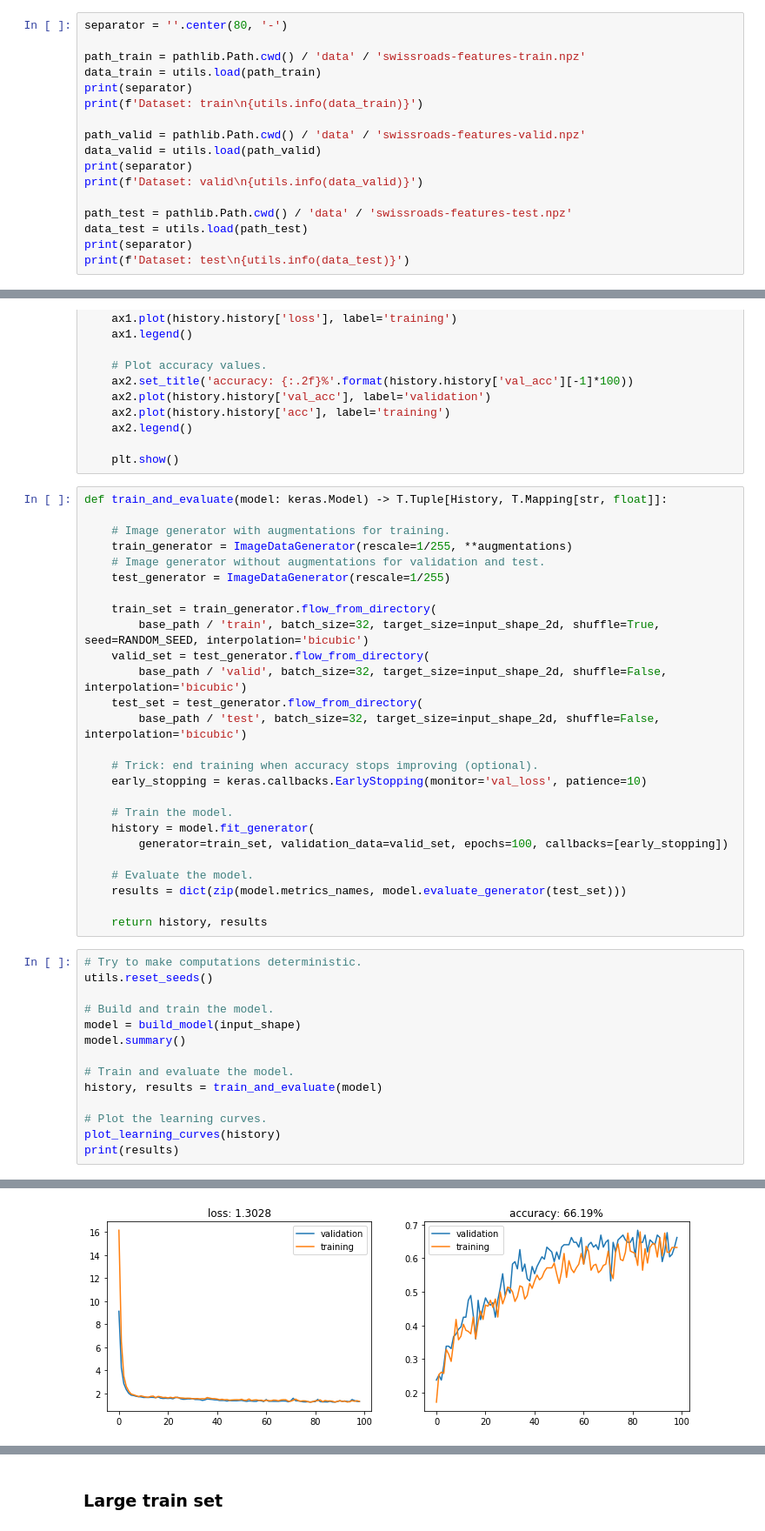
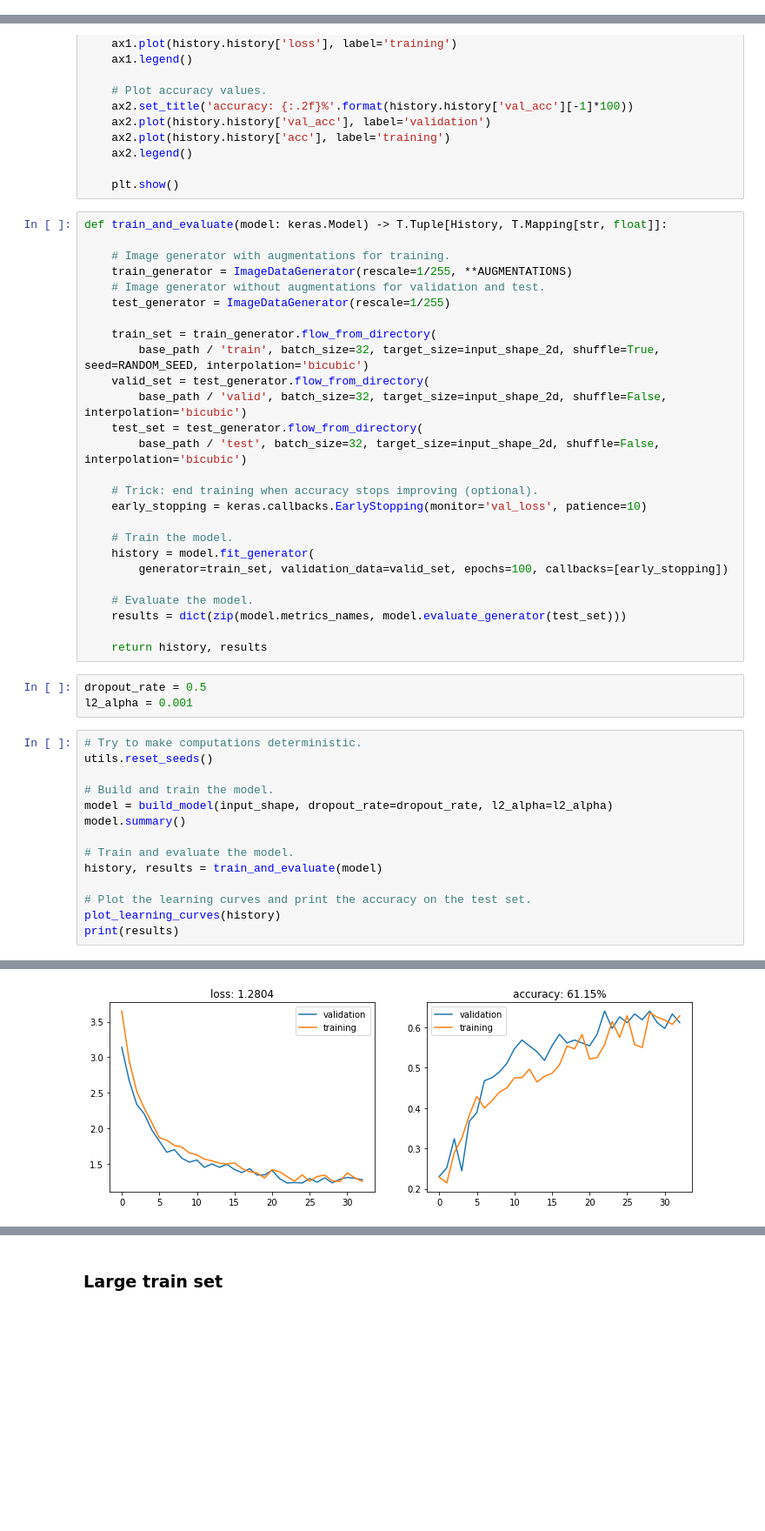
Before and after one commit to jeanrichard/epflx-adsml19-course4-project, a Jupyter notebook: 08_Convnets.ipynb.ipynb, the cells around one changed output, grey strips where cells are left out. Shown: that part at 87% size. Cells and saved outputs as stored; diff of their text form; blank space fills up the shorter version.

```diff
--- a/08_Convnets.ipynb.ipynb
+++ b/08_Convnets.ipynb.ipynb
@@ -30,17 +27,0 @@ We load the datasets with the extracted high-level features.
-# %%
-separator = ''.center(80, '-')
-
-path_train = pathlib.Path.cwd() / 'data' / 'swissroads-features-train.npz'
-data_train = utils.load(path_train)
-print(separator)
-print(f'Dataset: train\n{utils.info(data_train)}')
-
-path_valid = pathlib.Path.cwd() / 'data' / 'swissroads-features-valid.npz'
-data_valid = utils.load(path_valid)
-print(separator)
-print(f'Dataset: valid\n{utils.info(data_valid)}')
-
-path_test = pathlib.Path.cwd() / 'data' / 'swissroads-features-test.npz'
-data_test = utils.load(path_test)
-print(separator)
-print(f'Dataset: test\n{utils.info(data_test)}')
@@ -217,7 +159,7 @@ def plot_learning_curves(history):
 def train_and_evaluate(model: keras.Model) -> T.Tuple[History, T.Mapping[str, float]]:
 
     # Image generator with augmentations for training.
-    train_generator = ImageDataGenerator(rescale=1/255, **augmentations)
+    train_generator = ImageDataGenerator(rescale=1/255, **AUGMENTATIONS)
     # Image generator without augmentations for validation and test.
     test_generator = ImageDataGenerator(rescale=1/255)
 
@@ -239,18 +181,21 @@ def train_and_evaluate(model: keras.Model) -> T.Tuple[History, T.Mapping[str, fl
     results = dict(zip(model.metrics_names, model.evaluate_generator(test_set)))
 
     return history, results
+# %%
+dropout_rate = 0.5
+l2_alpha = 0.001
 # %%
 # Try to make computations deterministic.
 utils.reset_seeds()
 
 # Build and train the model.
-model = build_model(input_shape)
+model = build_model(input_shape, dropout_rate=dropout_rate, l2_alpha=l2_alpha)
 model.summary()
 
 # Train and evaluate the model.
 history, results = train_and_evaluate(model)
 
-# Plot the learning curves.
+# Plot the learning curves and print the accuracy on the test set.
 plot_learning_curves(history)
 print(results)
 # %% [output]
@@ -274 +219 @@ Epoch 99/100
-[figure, old version]
+[figure, new version]
```
Also changed, not shown: parts of 42 cells of this notebook, 9 other files.
